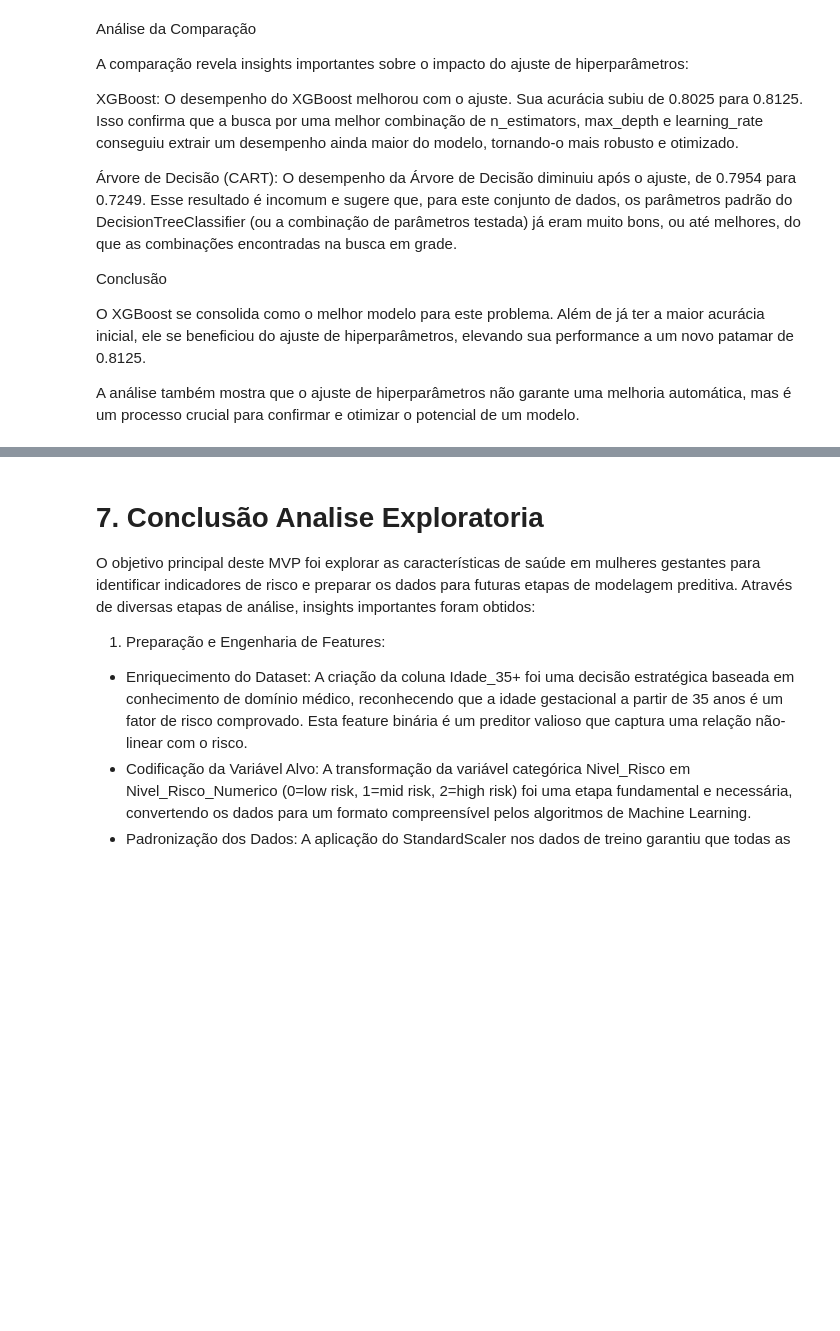
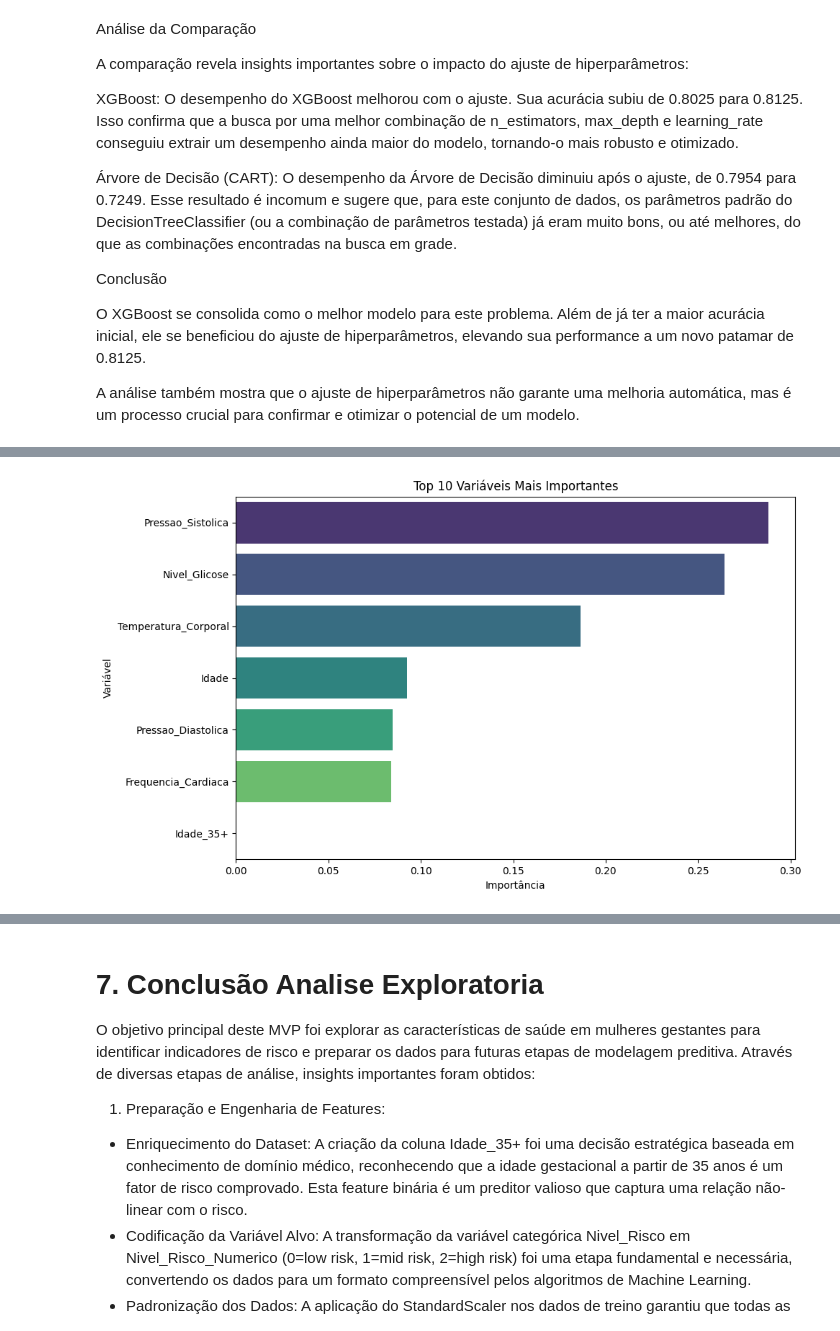
Before and after one commit to AlineFiori/MVP-Machine_Learning, a Jupyter notebook: Template_Machine_Learning_Pregnancy.ipynb, the cells around one changed output, grey strips where cells are left out. Saved outputs shown, nothing was run; the diff lists cells and outputs as text; code cells hidden in the pictures; blank space fills up the shorter version.

```diff
--- a/Template_Machine_Learning_Pregnancy.ipynb
+++ b/Template_Machine_Learning_Pregnancy.ipynb
@@ -1448,0 +1403,87 @@ AUC (OvR): 0.9918
+# %%
+# Suponha que você já tenha o seu dataset
+# Substitua estas linhas pelos seus dados reais
+# from sklearn.datasets import make_classification
+# X, y = make_classification(n_samples=1000, n_features=20, n_classes=3, random_state=42)
+
+# Suponha que X seja um DataFrame e y seja uma Series
+# X = pd.DataFrame(X, columns=[f'feature_{i}' for i in range(X.shape[1])])
+# y = pd.Series(y)
+
+# --- Supondo que você já tenha o seu melhor modelo XGBoost otimizado ---
+# best_xgb_model = ... (substitua com o seu modelo otimizado do passo anterior)
+best_xgb_model = XGBClassifier(random_state=42, use_label_encoder=False, eval_metric='mlogloss',
+                               n_estimators=100, learning_rate=0.1, max_depth=5, subsample=0.8)
+
+# --- 1. Análise de Importância das Variáveis (Feature Importance) ---
+
+print("--- Análise da Importância das Variáveis ---")
+best_xgb_model.fit(X, y)
+feature_importances = pd.Series(best_xgb_model.feature_importances_, index=X.columns)
+top_10_features = feature_importances.nlargest(10)
+
+plt.figure(figsize=(10, 6))
+sns.barplot(x=top_10_features.values, y=top_10_features.index, palette='viridis')
+plt.title('Top 10 Variáveis Mais Importantes')
+plt.xlabel('Importância')
+plt.ylabel('Variável')
+plt.tight_layout()
+plt.show()
+print("As variáveis mais importantes foram visualizadas no gráfico acima.")
+
+# --- 2. Análise de Erros ---
+
+print("\n--- Análise de Erros do Modelo ---")
+# Divida os dados em treino e teste (geralmente 80/20 ou 70/30)
+X_train, X_test, y_train, y_test = train_test_split(X, y, test_size=0.3, random_state=42, stratify=y)
+
+# Treine o modelo no conjunto de treino
+best_xgb_model.fit(X_train, y_train)
+y_pred_test = best_xgb_model.predict(X_test)
+
+# Encontre os índices das previsões incorretas
+incorrect_indices = np.where(y_pred_test != y_test)[0]
+
+print(f"Total de {len(incorrect_indices)} erros encontrados no conjunto de teste.")
+if len(incorrect_indices) > 0:
+    print("Exemplos de instâncias classificadas incorretamente:")
+    # Exiba os dados das instâncias que foram classificadas incorretamente
+    misclassified_data = X_test.iloc[incorrect_indices]
+    misclassified_data['True_Label'] = y_test.iloc[incorrect_indices]
+    misclassified_data['Predicted_Label'] = y_pred_test[incorrect_indices]
+    print(misclassified_data.head())
+
+
+# --- 3. Criação do Pipeline de Produção ---
+
+print("\n--- Criando e Salvando o Pipeline de Produção ---")
+# Crie o pipeline que inclui o pré-processamento e o modelo
+production_pipeline = Pipeline([
+    ('scaler', StandardScaler()),
+    ('classifier', best_xgb_model)
+])
+
+# Treine o pipeline completo nos dados (idealmente no conjunto de dados completo)
+production_pipeline.fit(X, y)
+
+print("Pipeline de produção criado e treinado com sucesso.")
+
+# --- 4. Serialização (Salvando o Modelo) ---
+
+# Salve o pipeline para um arquivo .pkl
+model_filename = 'pregnancy_risk_pipeline.pkl'
+joblib.dump(production_pipeline, model_filename)
+
+print(f"Pipeline salvo em '{model_filename}'")
+
+# Demonstração de como carregar e usar o modelo salvo
+print(f"\n--- Demonstrando o carregamento do modelo salvo ---")
+loaded_pipeline = joblib.load(model_filename)
+# Para fazer uma nova previsão, basta chamar o predict
+# new_data = pd.DataFrame(...) # Suponha que você tenha novos dados aqui
+# new_predictions = loaded_pipeline.predict(new_data)
+# print("Previsões para novos dados:", new_predictions)
+
+print("Etapas concluídas: Otimização, Análise, Pipeline e Serialização.")
+print("Agora, você pode usar o arquivo 'pregnancy_risk_pipeline.pkl' para fazer previsões em novos dados de forma consistente.")
+# %% [output]
@@ -1448,0 +1491 @@ AUC (OvR): 0.9918
+[figure, added]
```
Also changed, not shown: parts of 18 cells of this notebook.
